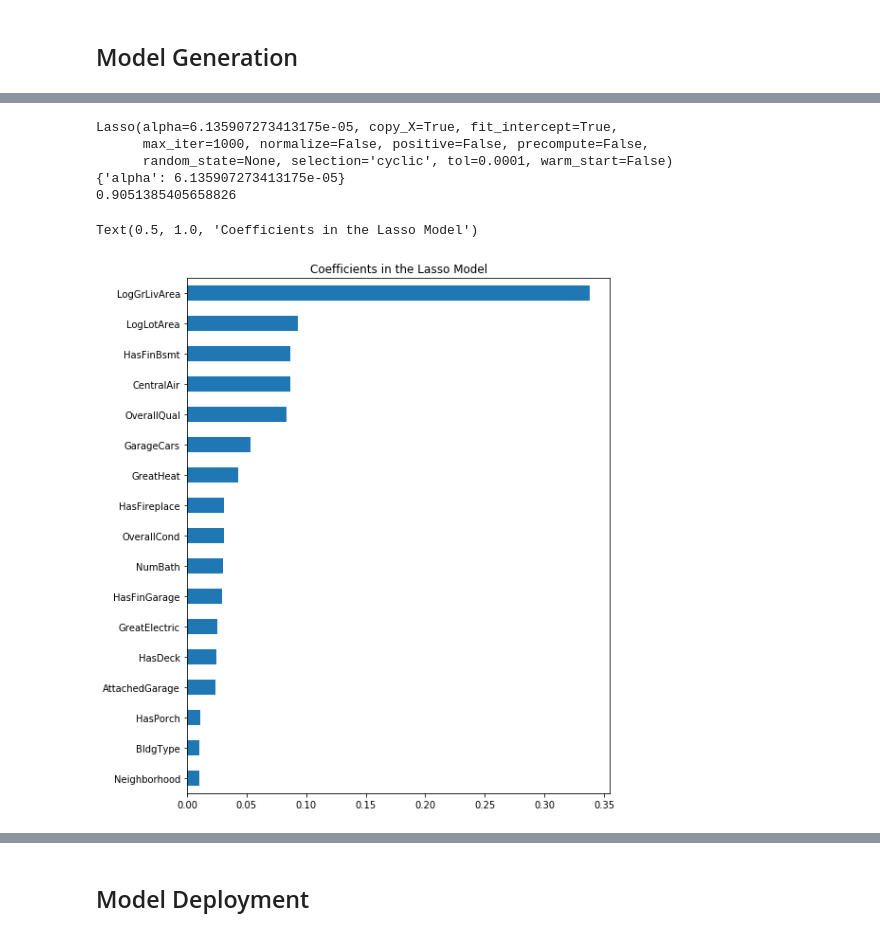
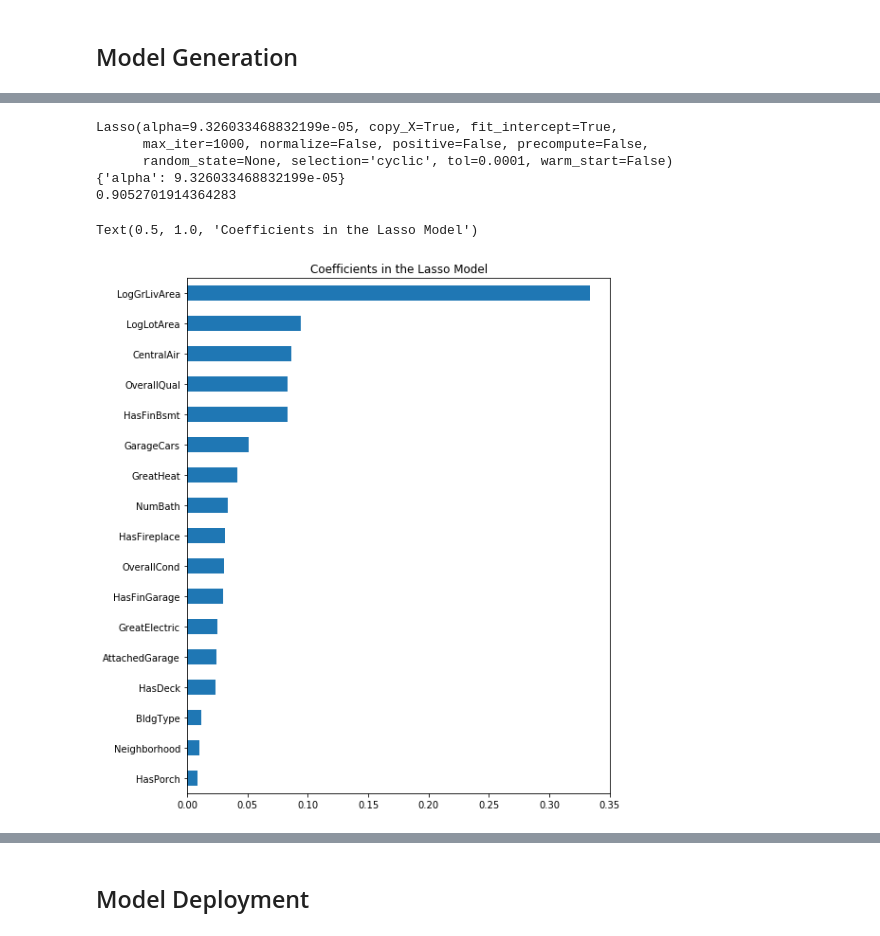
Before and after one commit to brandoncryu/ames_ml_project, a Jupyter notebook: Stephen_Model.ipynb, the cells around one changed output, grey strips where cells are left out. Saved outputs shown, nothing was run; the diff lists cells and outputs as text; code cells hidden in the pictures.

Commit message:
Accidentally Revert "clean stephen's model for presentation and pickle data frame for production"
This reverts commit df6e8626bc971f5809aadc9817b52eda529f18f2.

```diff
--- a/Stephen_Model.ipynb
+++ b/Stephen_Model.ipynb
@@ -69,7 +61,7 @@ housing['LogBsmtSF'] = np.log(housing.BsmtSF)
 #Categorical to Ordinal
 housing.Neighborhood = housing.Neighborhood.replace({'MeadowV':1,'BrDale':2, 'IDOTRR':3, 'BrkSide':4, 'OldTown':5, 'Edwards':6, 'SWISU':7, 'Landmrk':8, 'Sawyer':9,\
                            'NPkVill':10, 'Blueste':11, 'NAmes':12, 'Mitchel':13, 'SawyerW':14, 'Gilbert':15, 'NWAmes':16, 'Greens':17, 'Blmngtn':18,\
-                           'CollgCr':19, 'Crawfor':20, 'ClearCr':21, 'Somerst':22, 'Timber':23, 'Veenker':24, 'StoneBr':25,'NridgHt':26, 'NoRidge':27})
+                           'CollgCr':19, 'Crawfor':20, 'ClearCr':21, 'Somerst':22, 'Timber':23, 'Veenker':24, 'GrnHill':25, 'StoneBr':26,'NridgHt':27, 'NoRidge':28})
 housing.BldgType = housing.BldgType.replace({'2fmCon':1,'Twnhs':2, 'Duplex':3, '1Fam':4, 'TwnhsE':5})
 housing.HouseStyle = housing.HouseStyle.replace({'1.5Unf':1,'1.5Fin':2, 'SFoyer':3, 'SLvl':4, '1Story':5, '2.5Unf':6, '2Story':7, '2.5Fin':8})
 housing.MoSold = housing.MoSold.replace({1:11, 9:10, 8:9, 6:8, 7:7, 11:6, 12:5, 2:4, 3:3, 10:2, 5:1, 4:0})
@@ -81,6 +73,7 @@ housing['NumBath'] = housing.FullBath + 0.5*housing.HalfBath + 0.5*housing.BsmtF
 housing['BeenRemod'] = np.where(housing.YearBuilt != housing.YearRemodAdd, 1, 0)
 housing['HasFinBsmt'] = np.where(housing.BsmtFinSF1 > 0, 1, 0)
 housing['HasFinGarage'] = np.where(housing.GarageFinish == "Fin", 1, 0)
+housing['HasPool'] = np.where(housing.PoolArea > 0, 1, 0)
 housing['HasFireplace'] = np.where(housing.Fireplaces > 0, 1, 0)
 housing['HasPorch'] = np.where(housing.PorchTotSF > 0, 1, 0)
 housing['HasDeck'] = np.where(housing.WoodDeckSF > 0, 1, 0)
@@ -96,7 +89,7 @@ housing['CentralAir'] = np.where(housing.CentralAir == "Y", 1, 0)
 # %%
 model_cols = ['LogSalePrice', 'LogLotArea', 'LogGrLivArea', 'LogBsmtSF', 'OverallQual', 'OverallCond', 'YearBuilt',\
               'Neighborhood', 'BldgType', 'HouseStyle', 'MoSold', 'NumBath', 'GarageCars', 'BedroomAbvGr',\
-              'BeenRemod', 'HasFinBsmt', 'HasFinGarage', 'HasFireplace', 'HasPorch', 'HasDeck',\
+              'BeenRemod', 'HasFinBsmt', 'HasFinGarage', 'HasPool', 'HasFireplace', 'HasPorch', 'HasDeck',\
               'AttachedGarage', 'GreatElectric', 'GreatHeat', 'CentralAir']
 housing = housing[model_cols]
 # %% [markdown]
@@ -145,11 +145,10 @@ Text(0.5, 1.0, 'Coefficients in the Lasso Model')
 # %%
-x = x.drop('LogBsmtSF', axis=1)
+x = housing.drop(['LogSalePrice', 'LogBsmtSF'], axis=1)
 grid_search.fit(x, y)
 
-print("Cross Validation")
-print("-" * 20)
-print("Best parameter: ", grid_search.best_params_)
-print("Best CV score:  %.4f" % grid_search.best_score_)
+print(grid_search.best_estimator_)
+print(grid_search.best_params_)
+print(grid_search.best_score_)
 
 alpha_cv = grid_search.best_estimator_.get_params()['alpha']
 
@@ -167,0 +168,15 @@ Text(0.5, 1.0, 'Coefficients in the Lasso Model')
+# %%
+x = housing.drop(['LogSalePrice', 'LogBsmtSF', 'HasPool', 'HouseStyle', 'BedroomAbvGr', 'BeenRemod'], axis=1)
+grid_search.fit(x, y)
+
+print(grid_search.best_estimator_)
+print(grid_search.best_params_)
+print(grid_search.best_score_)
+
+alpha_cv = grid_search.best_estimator_.get_params()['alpha']
+
+lasso = Lasso(alpha = alpha_cv).fit(x, y)
+coef = pd.Series(lasso.coef_, index = x.columns)
+imp_coef = pd.concat([coef.sort_values()])
+imp_coef.plot(kind = "barh", figsize = (8, 10))
+plt.title("Coefficients in the Lasso Model")
@@ -168,23 +191,24 @@ Text(0.5, 1.0, 'Coefficients in the Lasso Model')
 # %%
-x = x.drop(['BedroomAbvGr', 'HouseStyle', 'BeenRemod', 'MoSold', 'YearBuilt'], axis=1)
+x = housing.drop(['LogSalePrice', 'LogBsmtSF', 'HasPool', 'HouseStyle', 'BedroomAbvGr', \
+                  'BeenRemod', 'YearBuilt', 'MoSold'], axis=1)
 grid_search.fit(x, y)
 
 print(grid_search.best_estimator_)
 print(grid_search.best_params_)
 print(grid_search.best_score_)
 
 alpha_cv = grid_search.best_estimator_.get_params()['alpha']
 
 lasso = Lasso(alpha = alpha_cv).fit(x, y)
 coef = pd.Series(lasso.coef_, index = x.columns)
 imp_coef = pd.concat([coef.sort_values()])
 imp_coef.plot(kind = "barh", figsize = (8, 10))
 plt.title("Coefficients in the Lasso Model")
 # %% [output]
-Lasso(alpha=6.135907273413175e-05, copy_X=True, fit_intercept=True,
+Lasso(alpha=9.326033468832199e-05, copy_X=True, fit_intercept=True,
       max_iter=1000, normalize=False, positive=False, precompute=False,
       random_state=None, selection='cyclic', tol=0.0001, warm_start=False)
-{'alpha': 6.135907273413175e-05}
-0.9051385405658826
+{'alpha': 9.326033468832199e-05}
+0.9052701914364283
 Text(0.5, 1.0, 'Coefficients in the Lasso Model')
-[figure, old version]
+[figure, new version]
```
Also changed, not shown: parts of 12 cells of this notebook, 1 other file.
